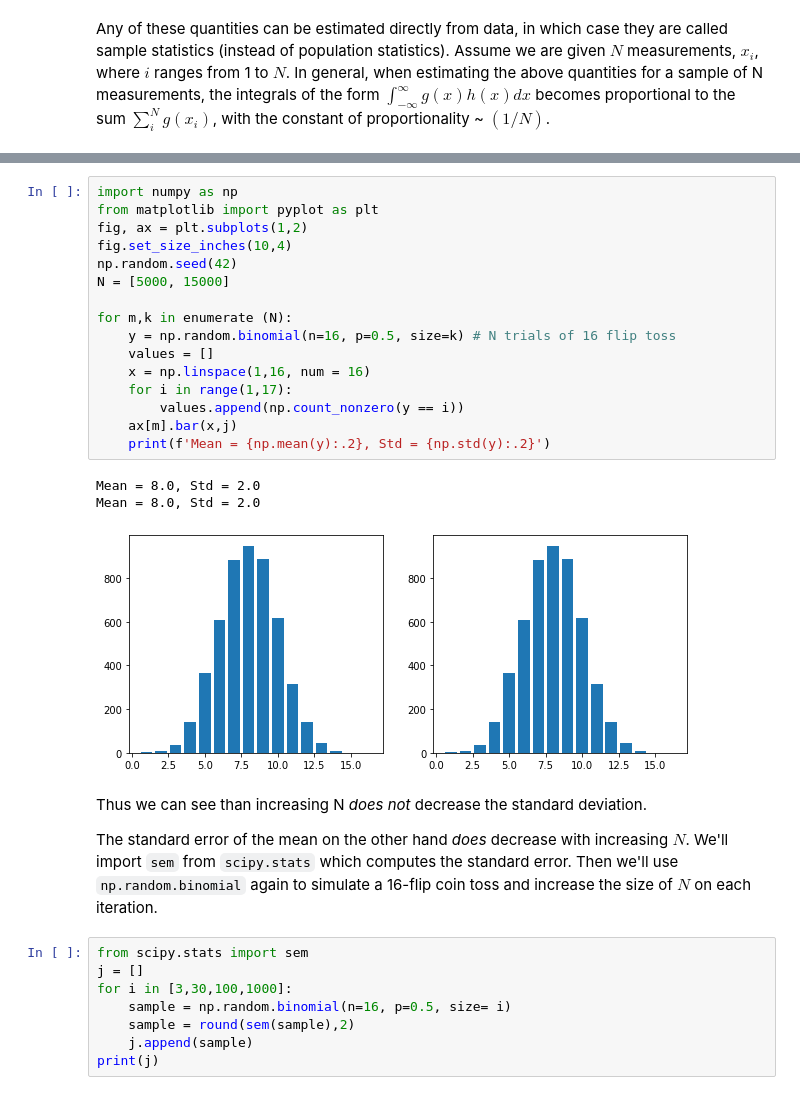
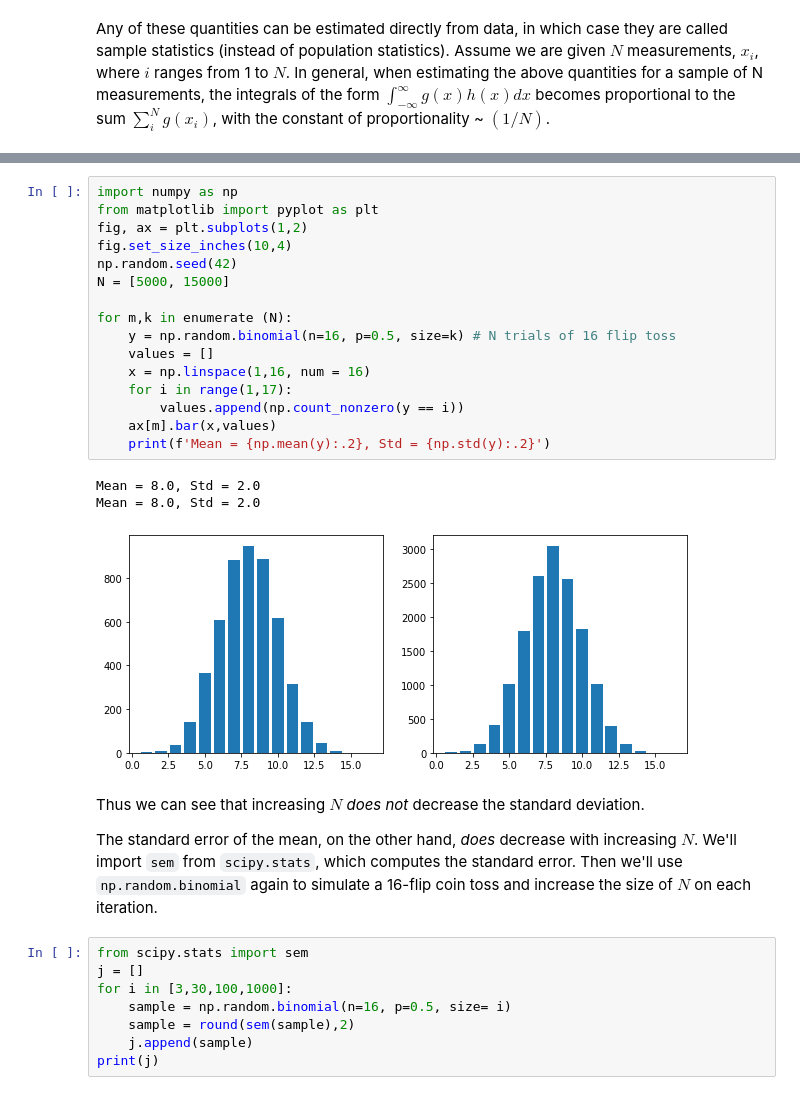
Before and after one commit to astroML/astroML-notebooks, a Jupyter notebook: chapter3/astroml_chapter3_Descriptive_Statistics.ipynb, the cells around one changed output, grey strips where cells are left out. Drawn from its saved outputs; the diff is of its cells as text.

```diff
--- a/chapter3/astroml_chapter3_Descriptive_Statistics.ipynb
+++ b/chapter3/astroml_chapter3_Descriptive_Statistics.ipynb
@@ -177,27 +186,27 @@ Below is the distribution of a 16-flip coin toss for $N = 5000$ and $N = 15000$
 # %%
 import numpy as np
 from matplotlib import pyplot as plt
 fig, ax = plt.subplots(1,2)
 fig.set_size_inches(10,4)
 np.random.seed(42)
 N = [5000, 15000]
 
 for m,k in enumerate (N):
     y = np.random.binomial(n=16, p=0.5, size=k) # N trials of 16 flip toss
     values = []
     x = np.linspace(1,16, num = 16)
     for i in range(1,17):
         values.append(np.count_nonzero(y == i))
-    ax[m].bar(x,j)
+    ax[m].bar(x,values)
     print(f'Mean = {np.mean(y):.2}, Std = {np.std(y):.2}')
 # %% [output]
 Mean = 8.0, Std = 2.0
 Mean = 8.0, Std = 2.0
-[figure, old version]
+[figure, new version]
 # %% [markdown]
-Thus we can see than increasing N *does not* decrease the standard deviation.
+Thus we can see that increasing $N$ *does not* decrease the standard deviation.
 
-The standard error of the mean on the other hand *does* decrease with increasing $N$. We'll import `sem` from `scipy.stats` which computes the standard error. Then we'll use `np.random.binomial` again to simulate a 16-flip coin toss and increase the size of $N$ on each iteration.
+The standard error of the mean, on the other hand, *does* decrease with increasing $N$. We'll import `sem` from `scipy.stats`, which computes the standard error. Then we'll use `np.random.binomial` again to simulate a 16-flip coin toss and increase the size of $N$ on each iteration.
 # %%
 from scipy.stats import sem
 j = []
```
Also changed, not shown: parts of 13 cells of this notebook.
